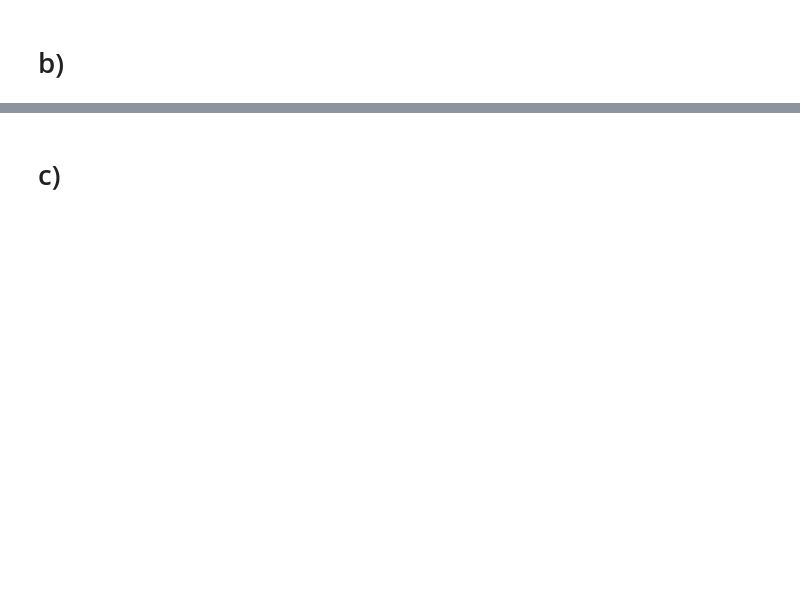
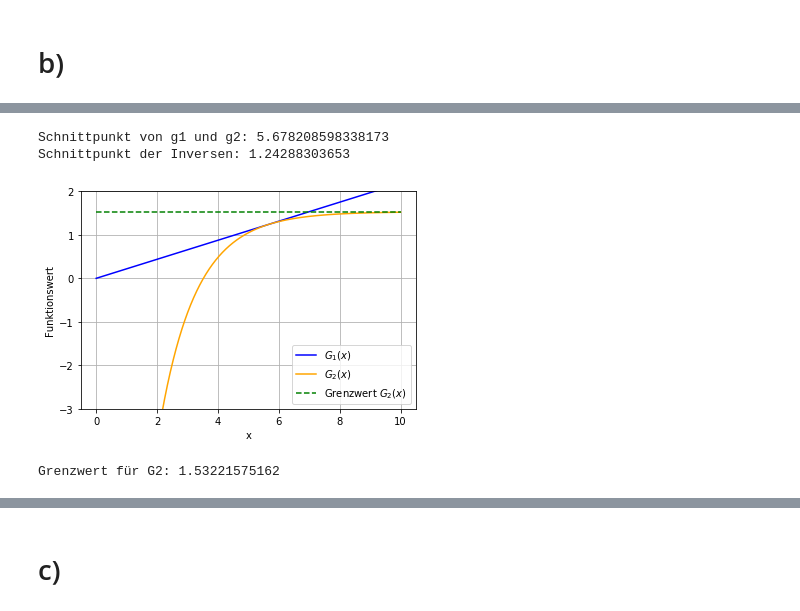
Before and after one commit to MagischeMiesmuschel/SMD_Uebung_WS1819, a Jupyter notebook: Abgabe3/Aufgabe8.ipynb, the cells around one changed output, grey strips where cells are left out. Cells and saved outputs as stored; diff of their text form; code cells hidden in the pictures; blank space fills up the shorter version.

```diff
--- a/Abgabe3/Aufgabe8.ipynb
+++ b/Abgabe3/Aufgabe8.ipynb
@@ -125,0 +121,9 @@ end_b = time.time()
+# %%
+x_s = optimize.brentq(g_schnitt,5,6) #Schnittpunkt der beiden Majoranten
+print('Schnittpunkt von g1 und g2:',x_s)
+print('Schnittpunkt der Inversen:',y_max*x_s)
+
+limG2 = y_max*x_s+(2000*15/(9*np.pi**4))*np.exp(-x_s**(9/10))
+# %% [output]
+Schnittpunkt von g1 und g2: 5.678208598338173
+Schnittpunkt der Inversen: 1.24288303653
@@ -125,0 +136,6 @@ end_b = time.time()
+# %%
+def G1(x,y_max):
+    return y_max * x
+# %%
+def G2(x,x_s,y_max):
+    return y_max*x_s+(2000*15/(9*np.pi**4))*(np.exp(-x_s**(9/10))-np.exp(-x**(9/10)))
@@ -125,0 +154,17 @@ end_b = time.time()
+# %%
+z = np.linspace(0,10,10**5)
+plt.plot(z,G1(z,y_max),'blue',label=r'$G_1(x)$')
+plt.plot(z,G2(z,x_s,y_max),'orange',label=r'$G_2(x)$')
+plt.plot([0,10],[limG2,limG2],'g--',label='Grenzwert 'r'$G_2(x)$')
+plt.legend()
+plt.ylim(-3,2)
+plt.xlabel('x')
+plt.ylabel('Funktionswert')
+plt.grid()
+plt.show()
+
+print('Grenzwert für G2:',limG2) #Dieser wird benötigt um festzulegen
+                                #in welchem Bereich die Zufallszahlen gezogen werden
+# %% [output]
+[figure, added]
+Grenzwert für G2: 1.53221575162
```
Also changed, not shown: parts of 17 cells of this notebook.
